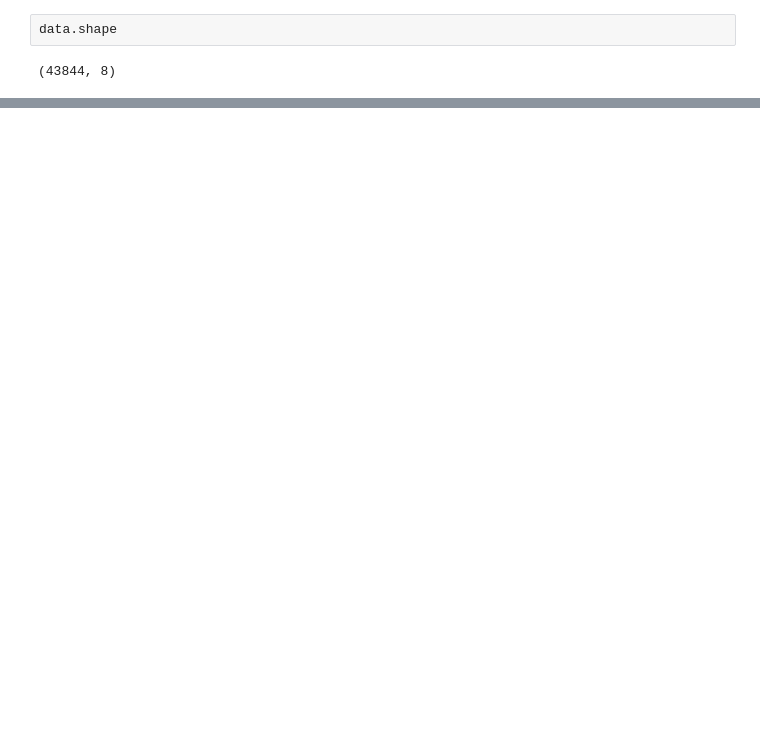
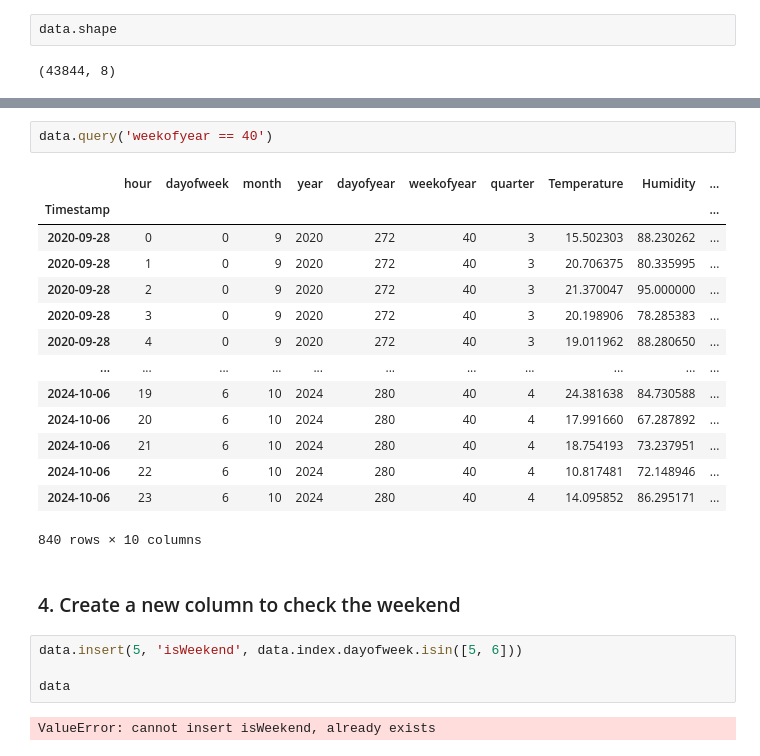
Before and after one commit to BrilliantChard/Electricity-Demand-Prediction, a Jupyter notebook: Electricity Demand Prediction.ipynb, the cells around one changed output, grey strips where cells are left out. Cells and saved outputs as stored; diff of their text form; blank space fills up the shorter version.

```diff
--- a/Electricity Demand Prediction.ipynb
+++ b/Electricity Demand Prediction.ipynb
@@ -239,0 +326,25 @@ data.shape
+# %%
+data.query('weekofyear == 40')
+# %% [output]
+|  | hour | dayofweek | month | year | dayofyear | weekofyear | quarter | Temperature | Humidity | ... |
+| Timestamp |  |  |  |  |  |  |  |  |  | ... |
+| 2020-09-28 | 0 | 0 | 9 | 2020 | 272 | 40 | 3 | 15.502303 | 88.230262 | ... |
+| 2020-09-28 | 1 | 0 | 9 | 2020 | 272 | 40 | 3 | 20.706375 | 80.335995 | ... |
+| 2020-09-28 | 2 | 0 | 9 | 2020 | 272 | 40 | 3 | 21.370047 | 95.000000 | ... |
+| 2020-09-28 | 3 | 0 | 9 | 2020 | 272 | 40 | 3 | 20.198906 | 78.285383 | ... |
+| 2020-09-28 | 4 | 0 | 9 | 2020 | 272 | 40 | 3 | 19.011962 | 88.280650 | ... |
+| ... | ... | ... | ... | ... | ... | ... | ... | ... | ... | ... |
+| 2024-10-06 | 19 | 6 | 10 | 2024 | 280 | 40 | 4 | 24.381638 | 84.730588 | ... |
+| 2024-10-06 | 20 | 6 | 10 | 2024 | 280 | 40 | 4 | 17.991660 | 67.287892 | ... |
+| 2024-10-06 | 21 | 6 | 10 | 2024 | 280 | 40 | 4 | 18.754193 | 73.237951 | ... |
+| 2024-10-06 | 22 | 6 | 10 | 2024 | 280 | 40 | 4 | 10.817481 | 72.148946 | ... |
+| 2024-10-06 | 23 | 6 | 10 | 2024 | 280 | 40 | 4 | 14.095852 | 86.295171 | ... |
+840 rows × 10 columns
+# %% [markdown]
+### 4. Create a new column to check the weekend
+# %%
+data.insert(5, 'isWeekend', data.index.dayofweek.isin([5, 6]))
+
+data
+# %% [output]
+ValueError: cannot insert isWeekend, already exists
```
Also changed, not shown: parts of 33 cells of this notebook.
